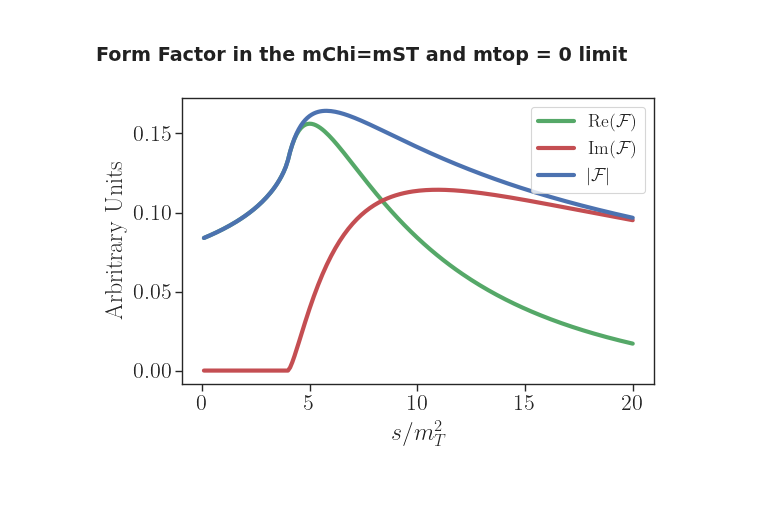
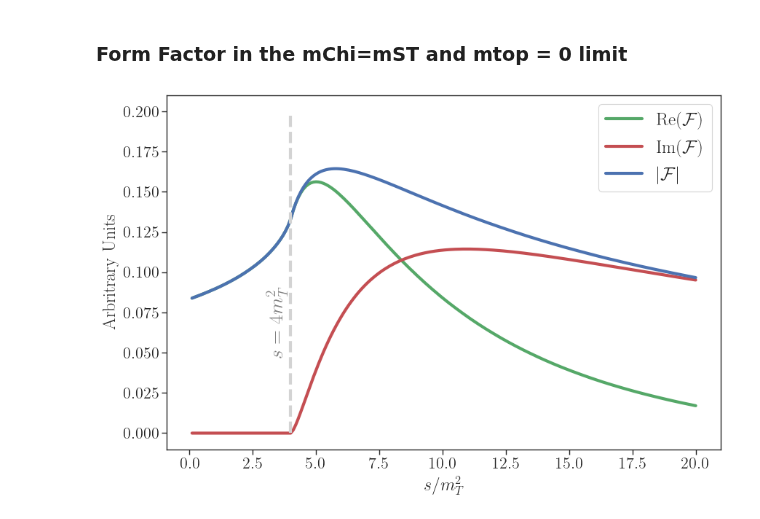
Before and after one commit to andlessa/SMStoEFT, a Jupyter notebook: notebooks/plots-formFactor.ipynb, the cells around one changed output. Saved outputs shown, nothing was run; the diff lists cells and outputs as text; code cells hidden in the pictures; blank space fills up the shorter version.

Commit message:
Updated plots

```diff
--- a/notebooks/plots-formFactor.ipynb
+++ b/notebooks/plots-formFactor.ipynb
@@ -45,16 +45,18 @@ def FmuLimit(sr,mSTr=1.0):
 # %%
 sv = np.linspace(0.1,20,200)
 # %%
-plt.figure(figsize=(6,4))
+plt.figure(figsize=(9,6))
 colors = sns.color_palette('deep')
 plt.plot(sv,np.real(FmuLimit(sv)),linewidth=3,label=r'Re($\mathcal{F}$)',color=colors[2])
 plt.plot(sv,np.imag(FmuLimit(sv)),linewidth=3,label=r'Im($\mathcal{F}$)',color=colors[3])
 plt.plot(sv,np.abs(FmuLimit(sv)),linewidth=3,label=r'$|\mathcal{F}|$',color=colors[0])
+plt.vlines(x=4.0,ymin=0.,ymax=0.2,linestyles='dashed',linewidth=3,colors='lightgray')
+plt.text(3.,0.05,r'$s = 4 m_T^2$',c='gray',fontsize=20,rotation=90)
 plt.xlabel(r'$s/m_T^2$')
 plt.ylabel('Arbritrary Units')
-plt.legend(loc='upper right',fontsize=13)
+plt.legend(loc='upper right',fontsize=18)
 plt.tight_layout()
 plt.savefig('formfactorLimit.png')
 plt.show()
 # %% [output]
-[figure, old version]
+[figure, new version]
```
Also changed, not shown: 2 other files.
